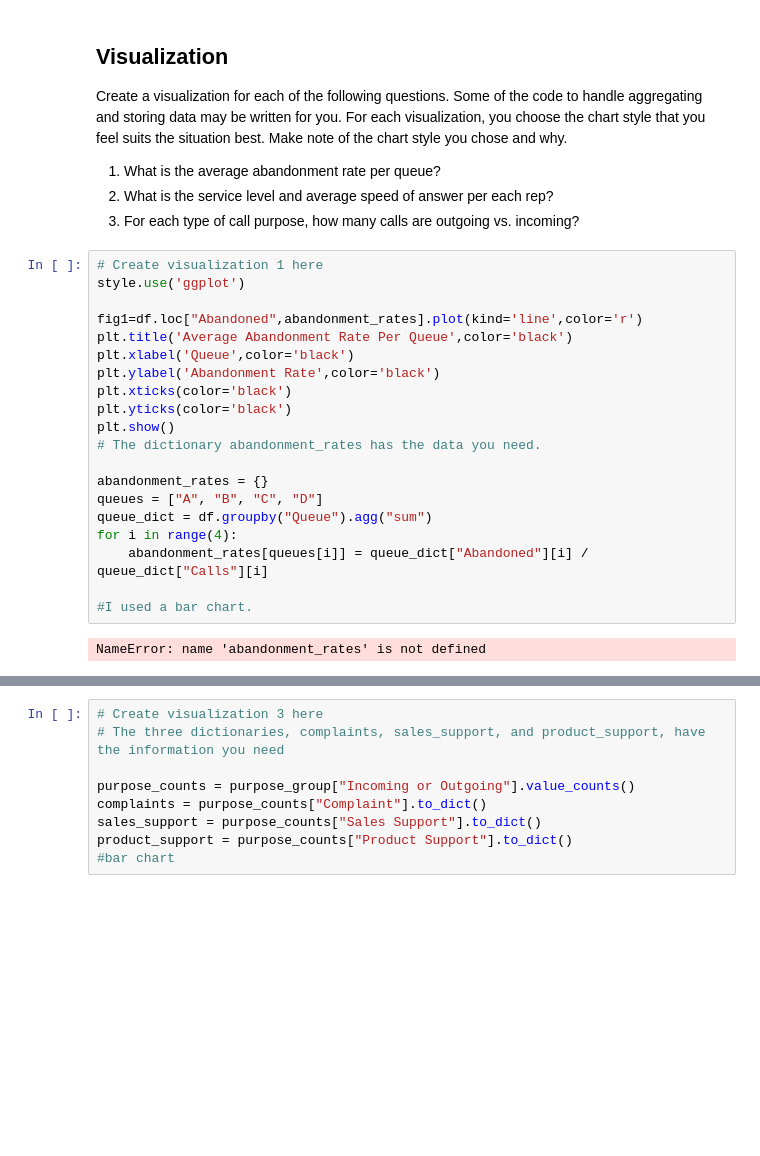
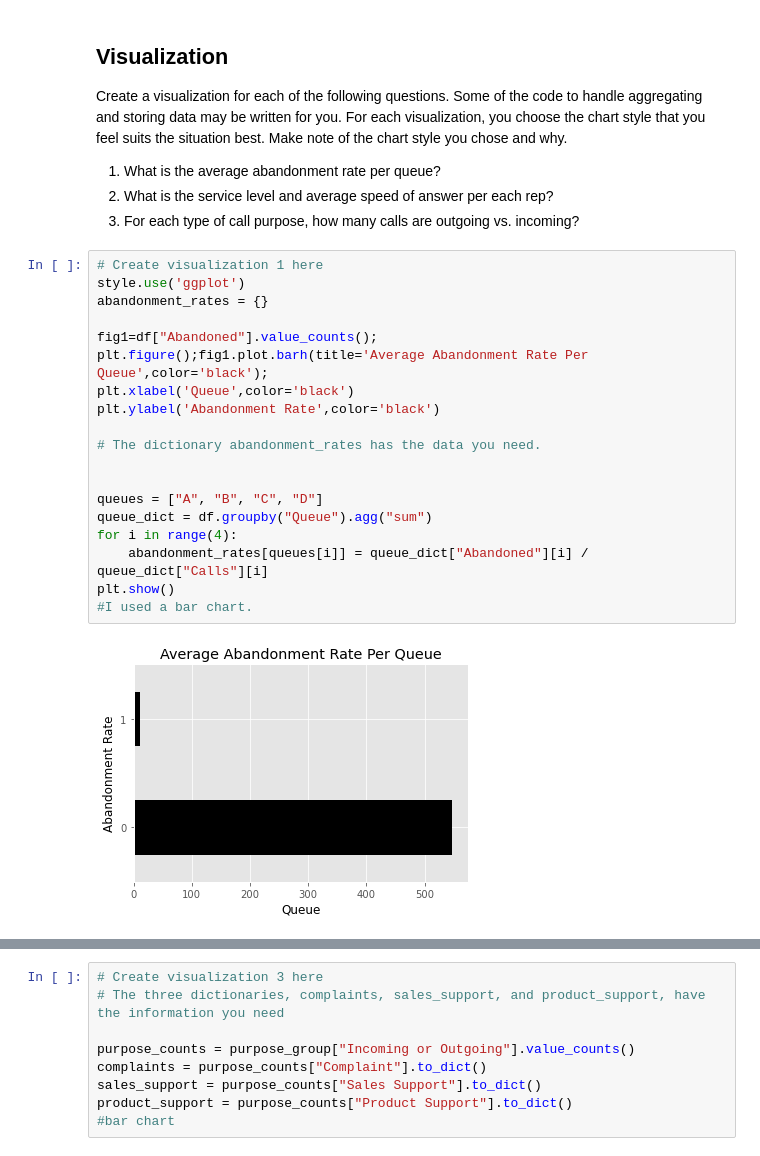
Before and after one commit to OllieG93/Call-Center-Cleanup-2, a Jupyter notebook: Call Center Cleanup.ipynb, the cells around one changed output, grey strips where cells are left out. Cells and saved outputs as stored; diff of their text form; blank space fills up the shorter version.

```diff
--- a/Call Center Cleanup.ipynb
+++ b/Call Center Cleanup.ipynb
@@ -406,25 +398,24 @@ Create a visualization for each of the following questions. Some of the code to
 # %%
 # Create visualization 1 here
 style.use('ggplot')
+abandonment_rates = {}
 
-fig1=df.loc["Abandoned",abandonment_rates].plot(kind='line',color='r')
-plt.title('Average Abandonment Rate Per Queue',color='black')
+fig1=df["Abandoned"].value_counts();
+plt.figure();fig1.plot.barh(title='Average Abandonment Rate Per Queue',color='black');
 plt.xlabel('Queue',color='black')
 plt.ylabel('Abandonment Rate',color='black')
-plt.xticks(color='black')
-plt.yticks(color='black')
-plt.show()
+
 # The dictionary abandonment_rates has the data you need.
 
-abandonment_rates = {}
+
 queues = ["A", "B", "C", "D"]
 queue_dict = df.groupby("Queue").agg("sum")
 for i in range(4):
     abandonment_rates[queues[i]] = queue_dict["Abandoned"][i] / queue_dict["Calls"][i]
-
+plt.show()
 #I used a bar chart.
 # %% [output]
-NameError: name 'abandonment_rates' is not defined
+[figure, added]
 # %%
 # Create visualization 2 here
 # north_plt contains the data you need for the average speed of answer of each rep
```
Also changed, not shown: parts of 18 cells of this notebook.
